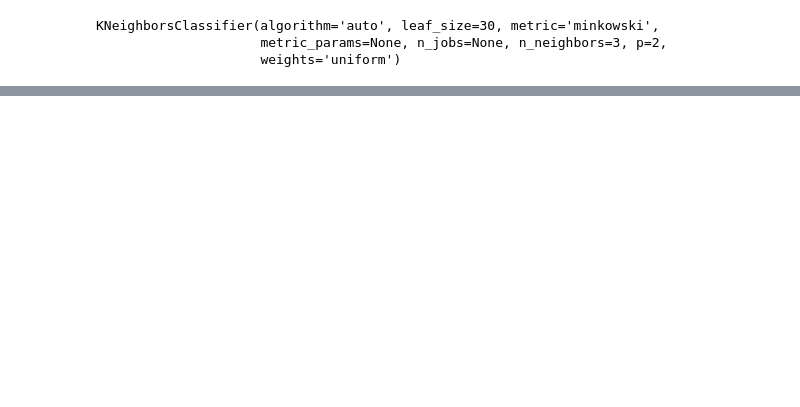
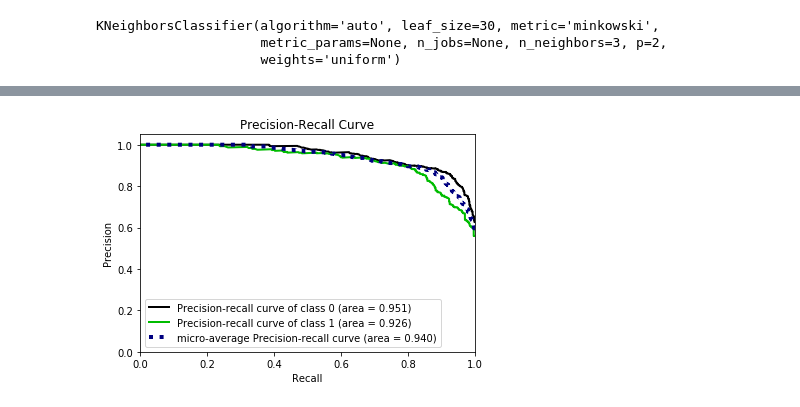
Before and after one commit to alexsem/Control-De-Transito, a Jupyter notebook: Prediccion de Lesionados en Incidentes de transito.ipynb, the cells around one changed output, grey strips where cells are left out. Drawn from its saved outputs; the diff is of its cells as text; code cells hidden in the pictures; blank space fills up the shorter version.

```diff
--- a/Prediccion de Lesionados en Incidentes de transito.ipynb
+++ b/Prediccion de Lesionados en Incidentes de transito.ipynb
@@ -302,0 +316,8 @@ K-Neighbours score: 0.7843438219493477
+# %%
+probas = est_Ensemble.predict_proba(test_data)
+
+skplt.metrics.plot_precision_recall(test_target_lesionados, probas)
+
+plt.show()
+# %% [output]
+[figure, added]
```
Also changed, not shown: parts of 9 cells of this notebook, 1 other file.
